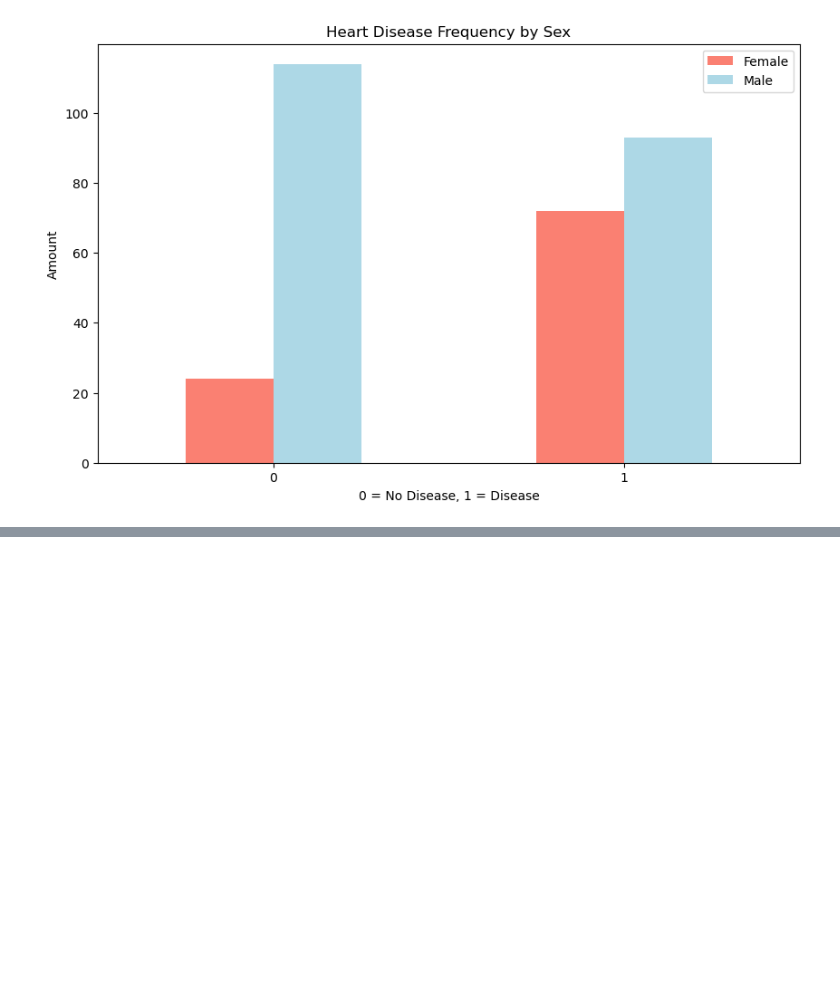
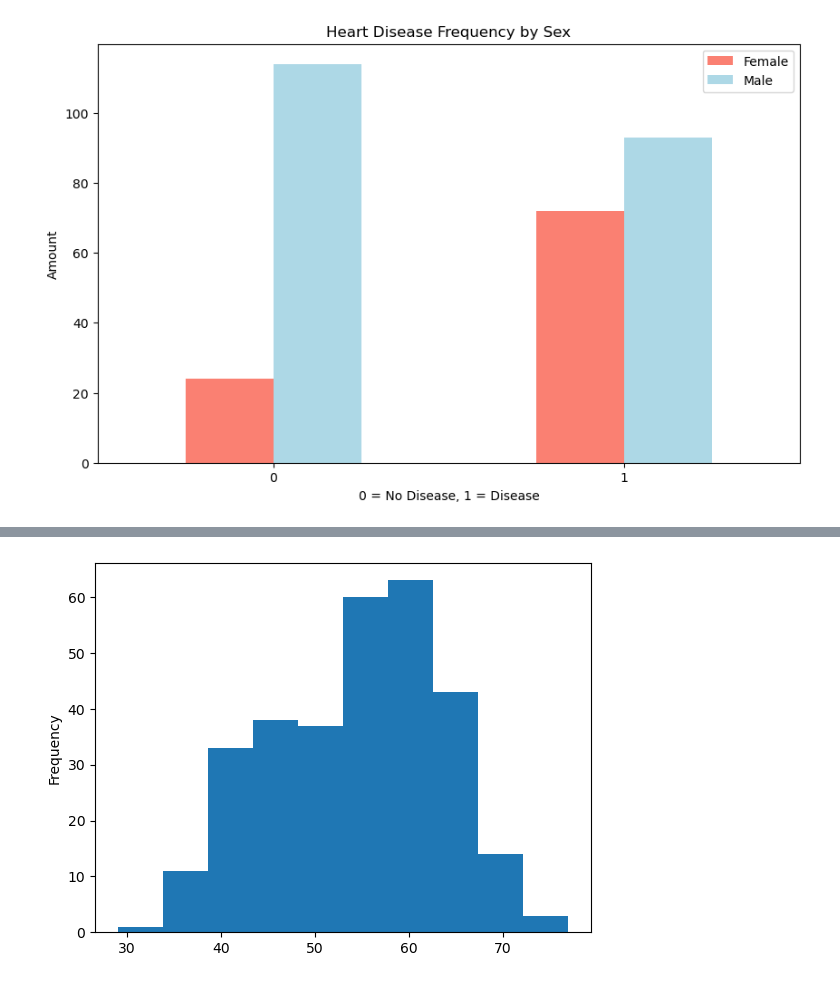
Before and after one commit to m3tron/heart-disease-project, a Jupyter notebook: end-to-end-heart-disease-classification.ipynb, the cells around one changed output, grey strips where cells are left out. Drawn from its saved outputs; the diff is of its cells as text; code cells hidden in the pictures; blank space fills up the shorter version.

```diff
--- a/end-to-end-heart-disease-classification.ipynb
+++ b/end-to-end-heart-disease-classification.ipynb
@@ -225,0 +245,5 @@ plt.xticks(rotation=0);
+# %%
+# Check the distribution of the age column with a histogram
+df.age.plot.hist();
+# %% [output]
+[figure, added]
```
Also changed, not shown: parts of 5 cells of this notebook.
